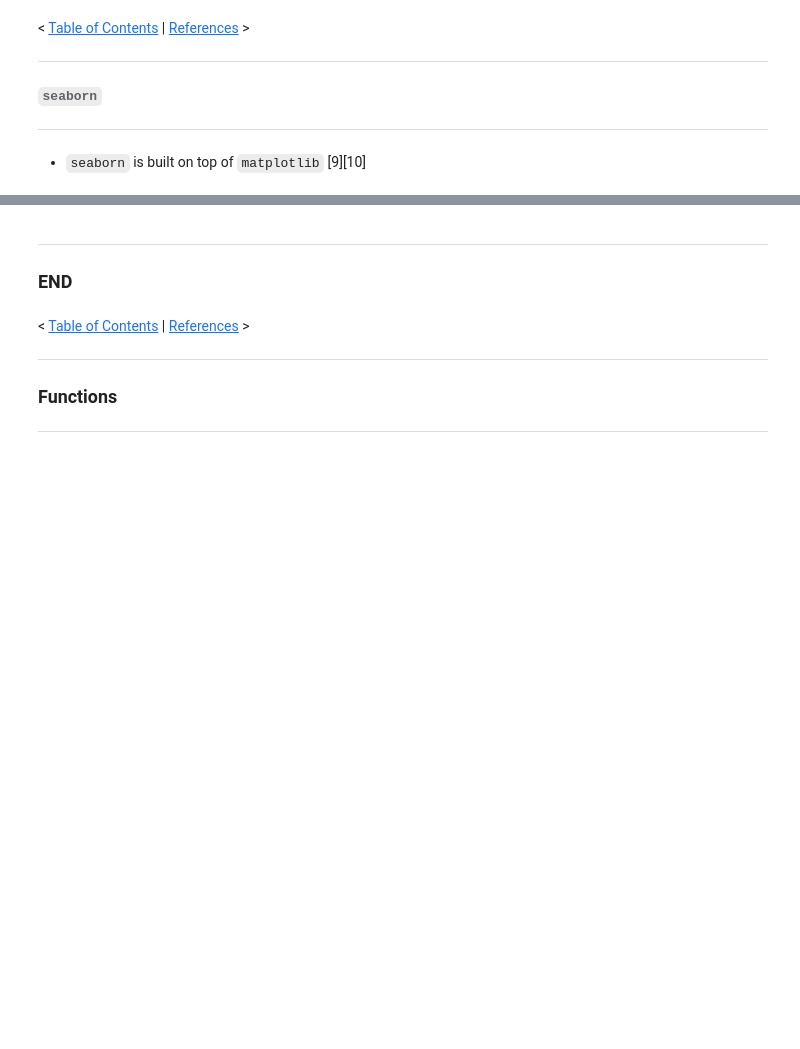
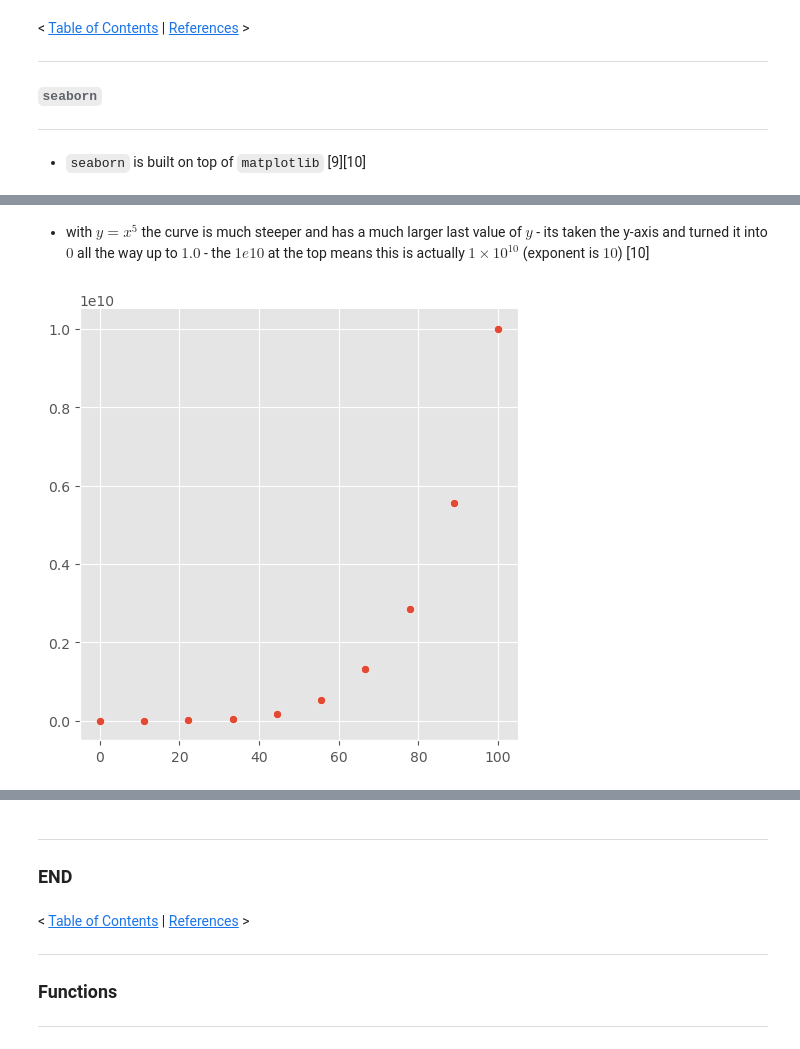
Before and after one commit to SeanOhAileasa/mls-machine-learning-statistics, a Jupyter notebook: mls-machine-learning-statistics.ipynb, the cells around one changed output, grey strips where cells are left out. Saved outputs shown, nothing was run; the diff lists cells and outputs as text; code cells hidden in the pictures; blank space fills up the shorter version.

```diff
--- a/mls-machine-learning-statistics.ipynb
+++ b/mls-machine-learning-statistics.ipynb
@@ -1141,0 +1185,8 @@ sns.load_dataset(name="iris")
+# %% [markdown]
+- with $y=x^{5}$ the curve is much steeper and has a much larger last value of $y$ - its taken the y-axis and turned it into $0$ all the way up to $1.0$ - the $1e10$ at the top means this is actually $1\times10^{10}$ (exponent is $10$) [10]
+# %%
+x=np.linspace(start=0.0,stop=100.0,num=10)
+y=x**5
+sns.relplot(x=x,y=y);
+# %% [output]
+[figure, added]
```
Also changed, not shown: parts of 98 cells of this notebook.
